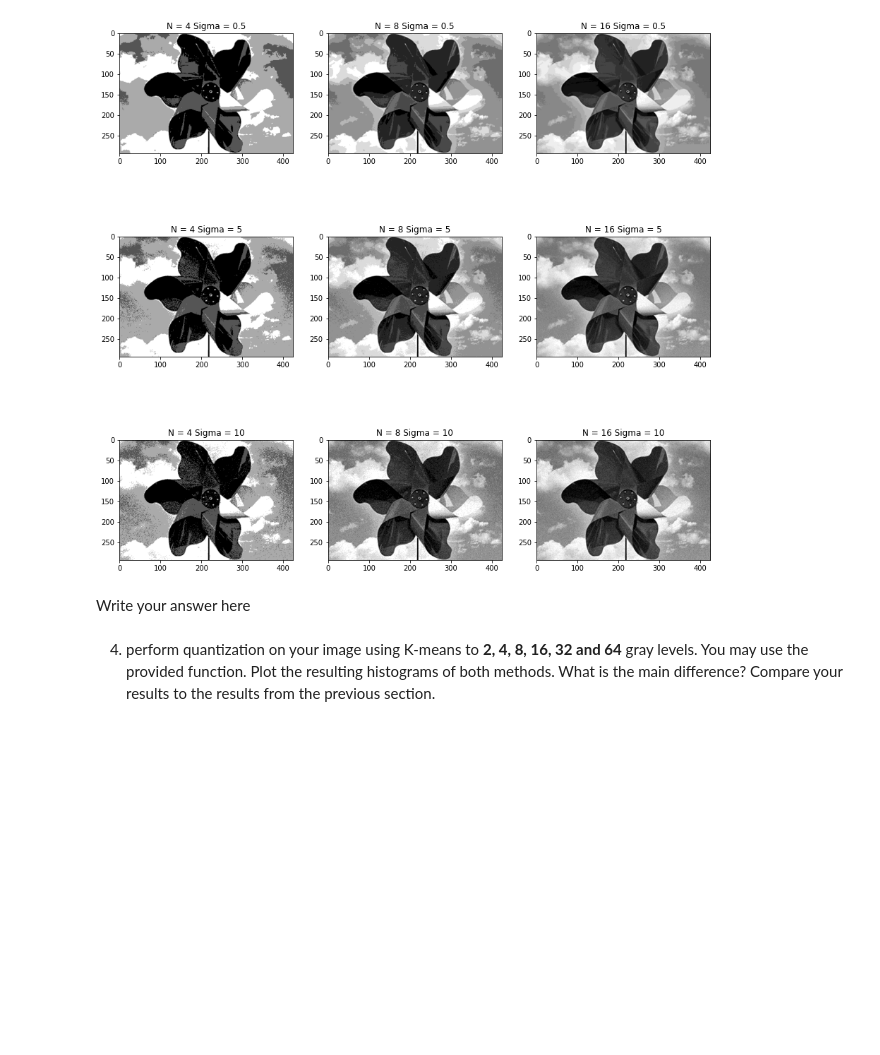
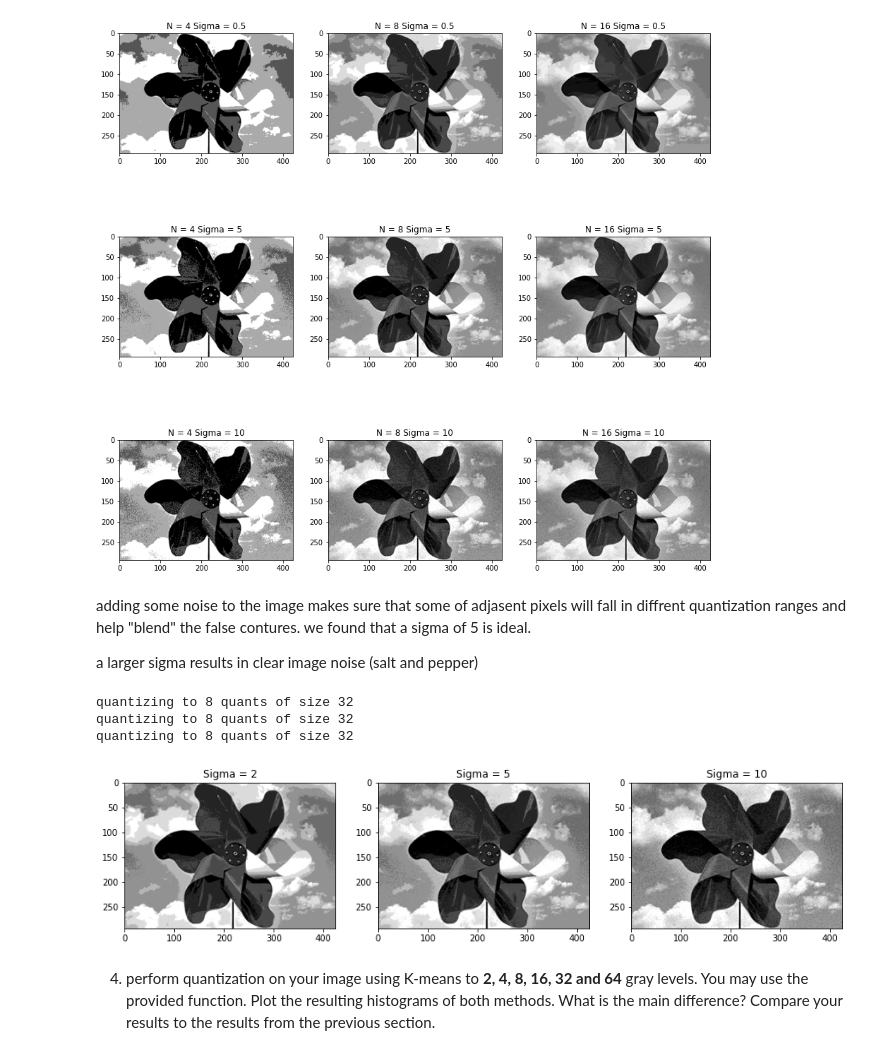
Before and after one commit to nadavschwalb/image_processing, a Jupyter notebook: Lab3_Student.ipynb, the cells around one changed output. Drawn from its saved outputs; the diff is of its cells as text; code cells hidden in the pictures; blank space fills up the shorter version.

```diff
--- a/Lab3_Student.ipynb
+++ b/Lab3_Student.ipynb
@@ -101,8 +114,27 @@ quantizing to 4 quants of size 64
 quantizing to 8 quants of size 32
 quantizing to 16 quants of size 16
 [figure]
-# %% [markdown]
-Write your answer here
+# %% [markdown]
+adding some noise to the image makes sure that some of adjasent pixels will fall in diffrent quantization ranges and help "blend" the false contures. we found that a sigma of 5 is ideal.
+
+a larger sigma results in clear image noise (salt and pepper)
+# %%
+plt.figure(figsize=(15,5))
+plt.subplot(131)
+plt.imshow(quant_img(imnoise(grayscale_img,0,2),8),cmap='gray')
+plt.title("Sigma = 2")
+plt.subplot(132)
+plt.imshow(quant_img(imnoise(grayscale_img,0,5),8),cmap='gray')
+plt.title("Sigma = 5")
+plt.subplot(133)
+plt.imshow(quant_img(imnoise(grayscale_img,0,10),8),cmap='gray')
+plt.title("Sigma = 10")
+plt.show()
+# %% [output]
+quantizing to 8 quants of size 32
+quantizing to 8 quants of size 32
+quantizing to 8 quants of size 32
+[figure, added]
 # %% [markdown]
 4. perform quantization on your image using K-means to **2, 4, 8, 16, 32 and 64** gray levels. You may use the provided function. Plot the resulting histograms of both methods. What is the main difference?
     Compare your results to the results from the previous section.
```
Also changed, not shown: parts of 5 cells of this notebook.
